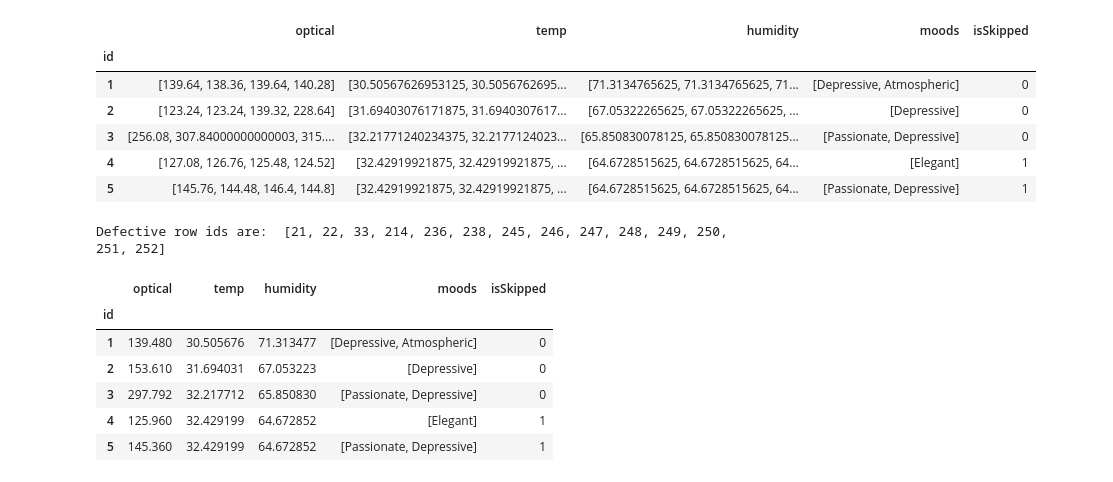
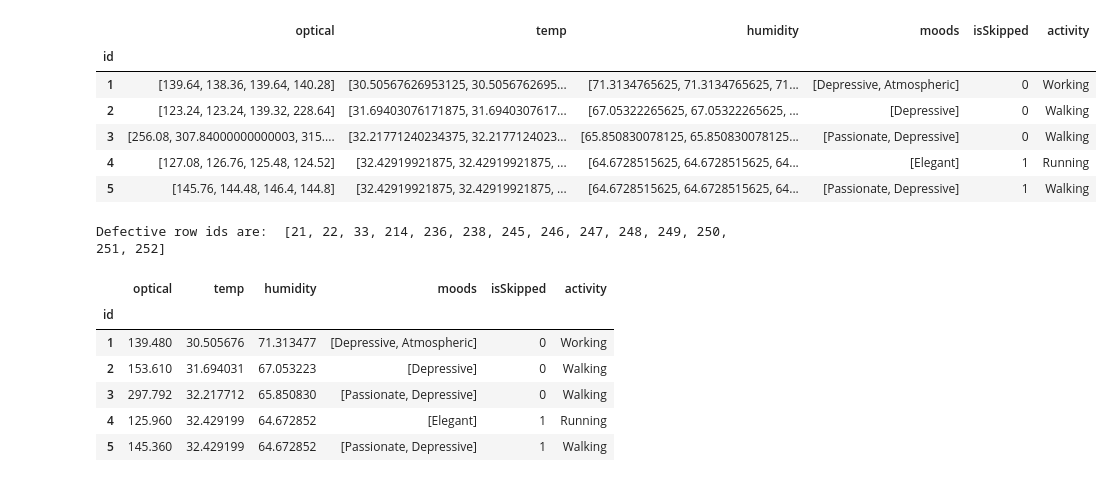
Before and after one commit to ang-zeyu/3237Project, a Jupyter notebook: SVM_song_model.ipynb, the cells around one changed output. Saved outputs shown, nothing was run; the diff lists cells and outputs as text; code cells hidden in the pictures.

Commit message:
Data importing and cleaning. No model yet

```diff
--- a/SVM_song_model.ipynb
+++ b/SVM_song_model.ipynb
@@ -1,34 +1,37 @@
 # %%
 import pandas as pd
 import numpy as np
+import random
 import json
 
 # Replace double quotes with single quotes for moods JSON arrays
 f = open('song_data.csv','r+')
 text = f.read()
-text = text.replace('"["', '"[?').replace('", "', '?,?').replace('"]"', '?]"')
+text = text.replace('"["', '"[?').replace('", "', '?,?').replace('"]"', '?]"') # Changed to "[$Happy$,$Sad$]" for easy replacing later
 f.seek(0)
 f.write(text)
 f.close()
 
 # Importing data
 df = pd.read_csv('song_data.csv', index_col=0)
 for col in df.columns:
     if col=='uuid' or 'gyro' in col or 'accel' in col:
         df.drop(col, axis=1, inplace=True)
-    elif col not in ['id','isSkipped','activity']:
+    elif col not in ['id','isSkipped']:
         if col == 'moods':
             df[col] = df[col].apply(lambda x:x.replace('?','"'))
         df[col] = df[col].apply(json.loads)
+df['activity'] = df.apply(lambda _: random.choice(['Running','Walking','Working']), axis=1) # initialise random activity
 df.head()
+# df['activity'].value_counts()
 # %% [output]
-|  | optical | temp | humidity | moods | isSkipped |
-| id |  |  |  |  |  |
-| 1 | [139.64, 138.36, 139.64, 140.28] | [30.50567626953125, 30.5056762695... | [71.3134765625, 71.3134765625, 71... | [Depressive, Atmospheric] | 0 |
-| 2 | [123.24, 123.24, 139.32, 228.64] | [31.69403076171875, 31.6940307617... | [67.05322265625, 67.05322265625, ... | [Depressive] | 0 |
-| 3 | [256.08, 307.84000000000003, 315.... | [32.21771240234375, 32.2177124023... | [65.850830078125, 65.850830078125... | [Passionate, Depressive] | 0 |
-| 4 | [127.08, 126.76, 125.48, 124.52] | [32.42919921875, 32.42919921875, ... | [64.6728515625, 64.6728515625, 64... | [Elegant] | 1 |
-| 5 | [145.76, 144.48, 146.4, 144.8] | [32.42919921875, 32.42919921875, ... | [64.6728515625, 64.6728515625, 64... | [Passionate, Depressive] | 1 |
+|  | optical | temp | humidity | moods | isSkipped | activity |
+| id |  |  |  |  |  |  |
+| 1 | [139.64, 138.36, 139.64, 140.28] | [30.50567626953125, 30.5056762695... | [71.3134765625, 71.3134765625, 71... | [Depressive, Atmospheric] | 0 | Working |
+| 2 | [123.24, 123.24, 139.32, 228.64] | [31.69403076171875, 31.6940307617... | [67.05322265625, 67.05322265625, ... | [Depressive] | 0 | Walking |
+| 3 | [256.08, 307.84000000000003, 315.... | [32.21771240234375, 32.2177124023... | [65.850830078125, 65.850830078125... | [Passionate, Depressive] | 0 | Walking |
+| 4 | [127.08, 126.76, 125.48, 124.52] | [32.42919921875, 32.42919921875, ... | [64.6728515625, 64.6728515625, 64... | [Elegant] | 1 | Running |
+| 5 | [145.76, 144.48, 146.4, 144.8] | [32.42919921875, 32.42919921875, ... | [64.6728515625, 64.6728515625, 64... | [Passionate, Depressive] | 1 | Walking |
 # %%
 # Filtering defective data
 
@@ -53,17 +57,17 @@ Defective row ids are:  [21, 22, 33, 214, 236, 238, 245, 246, 247, 248, 249, 250
 # Obtain mean optical, temp and humidity values
 
 for col in df.columns:
-    if col not in ['moods','isSkipped']:
+    if col not in ['moods','isSkipped','activity']:
         filtered_df[col] = filtered_df[col].apply(np.mean)
 filtered_df.head()
 # %% [output]
-|  | optical | temp | humidity | moods | isSkipped |
-| id |  |  |  |  |  |
-| 1 | 139.480 | 30.505676 | 71.313477 | [Depressive, Atmospheric] | 0 |
-| 2 | 153.610 | 31.694031 | 67.053223 | [Depressive] | 0 |
-| 3 | 297.792 | 32.217712 | 65.850830 | [Passionate, Depressive] | 0 |
-| 4 | 125.960 | 32.429199 | 64.672852 | [Elegant] | 1 |
-| 5 | 145.360 | 32.429199 | 64.672852 | [Passionate, Depressive] | 1 |
+|  | optical | temp | humidity | moods | isSkipped | activity |
+| id |  |  |  |  |  |  |
+| 1 | 139.480 | 30.505676 | 71.313477 | [Depressive, Atmospheric] | 0 | Working |
+| 2 | 153.610 | 31.694031 | 67.053223 | [Depressive] | 0 | Walking |
+| 3 | 297.792 | 32.217712 | 65.850830 | [Passionate, Depressive] | 0 | Walking |
+| 4 | 125.960 | 32.429199 | 64.672852 | [Elegant] | 1 | Running |
+| 5 | 145.360 | 32.429199 | 64.672852 | [Passionate, Depressive] | 1 | Walking |
 # %%
 # One-hot encoding for moods
 
```
Also changed, not shown: parts of 4 cells of this notebook.
